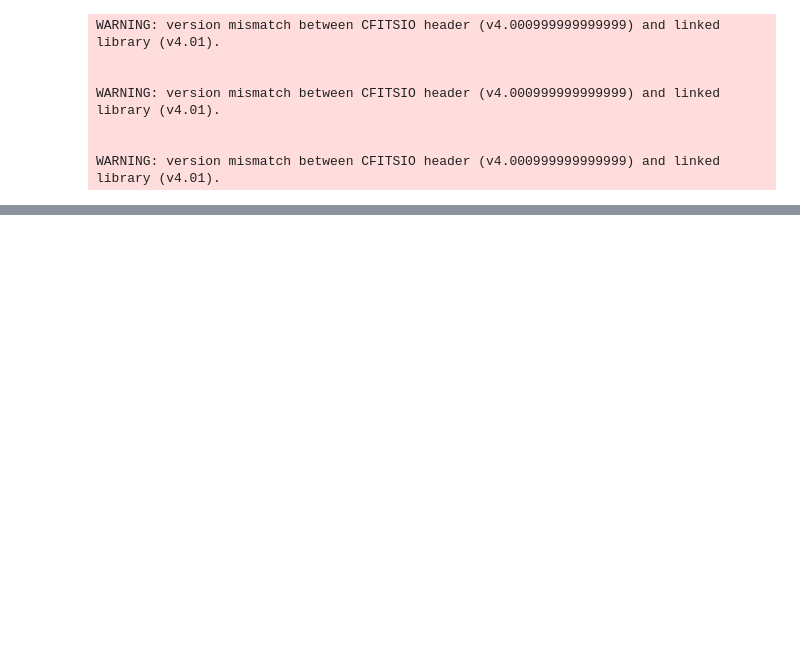
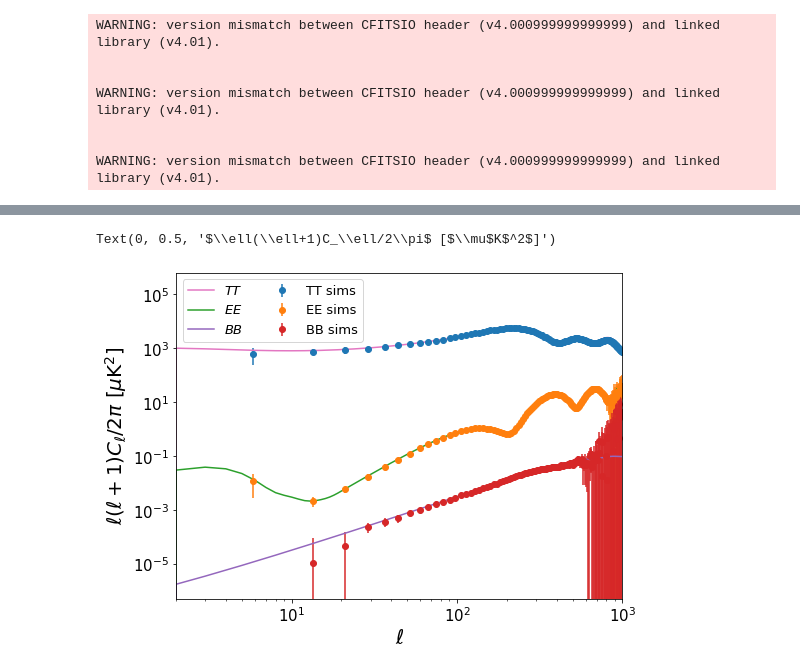
Before and after one commit to antolonappan/dell, a Jupyter notebook: Notebooks/noise.ipynb, the cells around one changed output, grey strips where cells are left out. Drawn from its saved outputs; the diff is of its cells as text; code cells hidden in the pictures; blank space fills up the shorter version.

```diff
--- a/Notebooks/noise.ipynb
+++ b/Notebooks/noise.ipynb
@@ -148,0 +39,41 @@ Eo,Bo = filt.cinv_EB(0)
+# %%
+binner = binning.multipole_binning(200,lmin=2,lmax=sim.lmax)
+B = binner.bc
+def bin_cell(arr):
+    """
+    binning function for the multipole bins
+    """
+    return binning.binning(arr,binner)
+# %%
+nt,ne,nb = sim.noise_spectra(500)
+ft,fe,fb = sim.fg_res_mean(500)
+# %%
+l = np.arange(sim.lmax+1)
+dl = l*(l+1)/(2*np.pi)
+# %%
+t,e,b = [],[],[]
+for i in tqdm(range(10),desc='spectra', unit='sim'):
+    alms = sim.get_cleaned_cmb(i)
+    t.append(bin_cell((hp.alm2cl(alms[0])-(nt+ft)*sim.Tcmb**2) *dl ))
+    e.append(bin_cell((hp.alm2cl(alms[1])-(ne+fe)*sim.Tcmb**2) *dl ))
+    b.append(bin_cell((hp.alm2cl(alms[2])-(nb+fb)*sim.Tcmb**2) *dl ))
+t = np.array(t)
+e = np.array(e)
+b = np.array(b)
+# %%
+plt.figure(figsize=(8,6))
+plt.errorbar(B,t.mean(axis=0),yerr=t.std(axis=0)*3,label='TT sims',fmt='o')
+plt.loglog((sim.cl_len[0,:])*sim.Tcmb**2 *dl,label='$TT$',c='C6')
+plt.errorbar(B,e.mean(axis=0),yerr=e.std(axis=0)*3,label='EE sims',fmt='o')
+plt.loglog((sim.cl_len[1,:])*sim.Tcmb**2*dl,label='$EE$')
+plt.errorbar(B,b.mean(axis=0),yerr=b.std(axis=0),label='BB sims',fmt='o')
+plt.loglog((sim.cl_len[2,:])*sim.Tcmb**2*dl,label='$BB$')
+plt.legend(ncol=2,fontsize=13)
+plt.xlim(2,1000)
+plt.xticks(fontsize=15)
+plt.yticks(fontsize=15)
+plt.xlabel('$\ell$',fontsize=20)
+plt.ylabel('$\ell(\ell+1)C_\ell/2\pi$ [$\mu$K$^2$]',fontsize=20)
+# %% [output]
+Text(0, 0.5, '$\\ell(\\ell+1)C_\\ell/2\\pi$ [$\\mu$K$^2$]')
+[figure, added]
```
Also changed, not shown: parts of 23 cells of this notebook, 19 other files.
